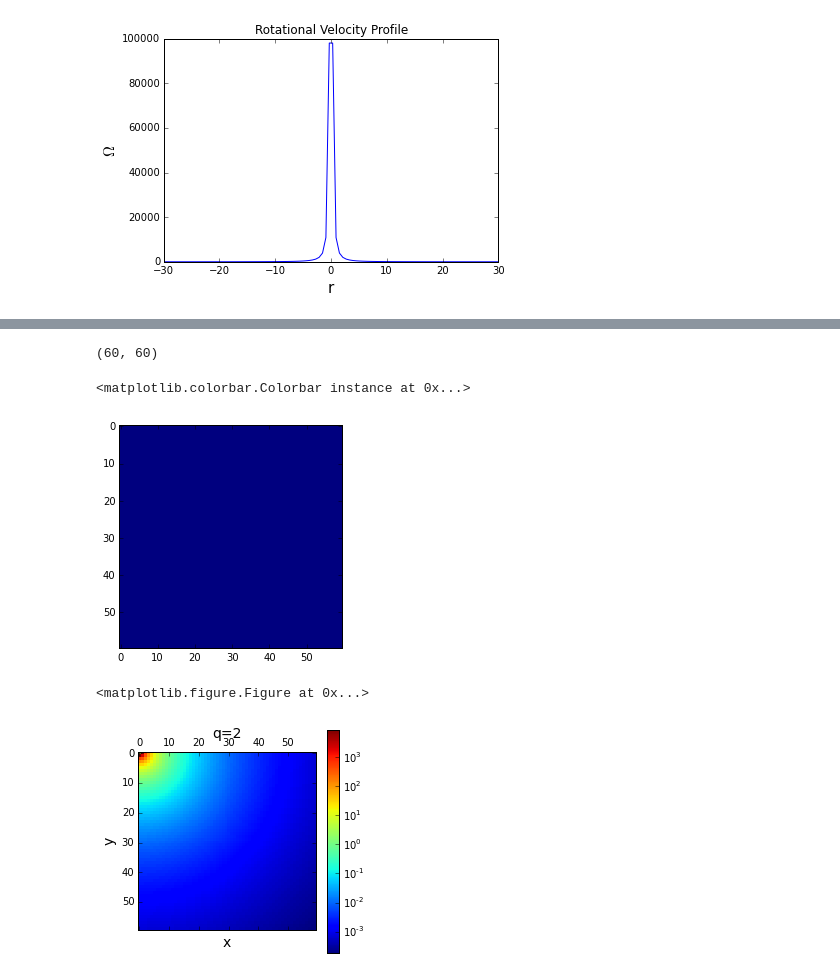
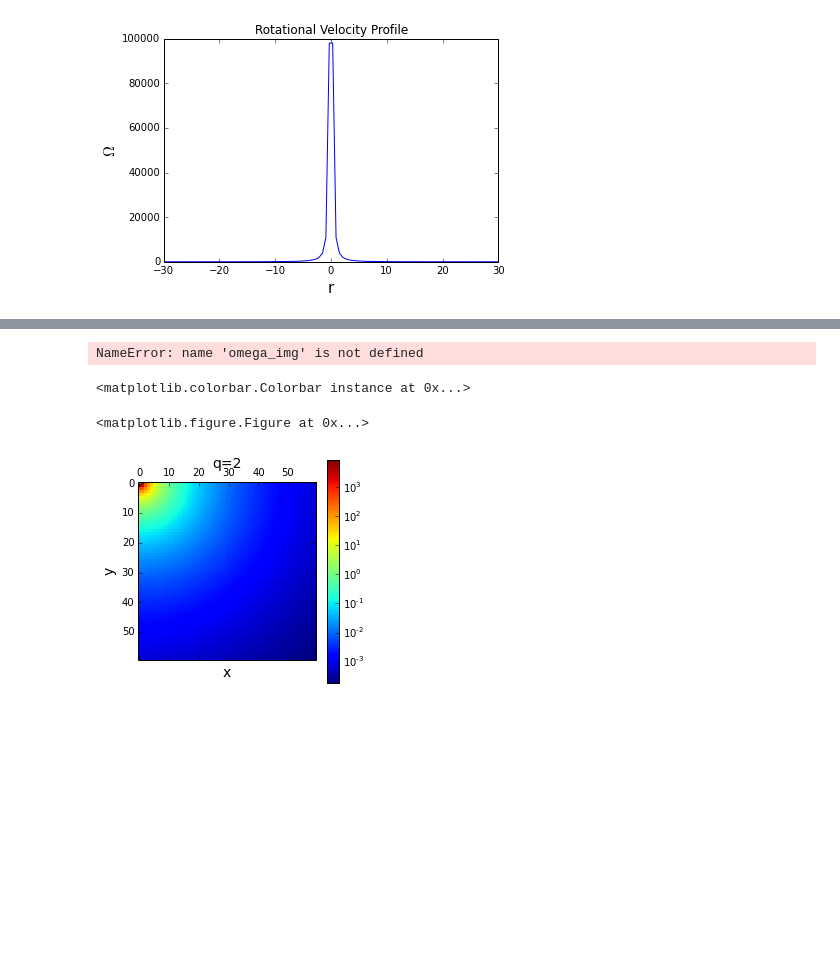
Before and after one commit to dorisjlee/usrp, a Jupyter notebook: notes/06_26_2015.ipynb, the cells around one changed output, grey strips where cells are left out. Saved outputs shown, nothing was run; the diff lists cells and outputs as text; code cells hidden in the pictures; blank space fills up the shorter version.

```diff
--- a/notes/06_26_2015.ipynb
+++ b/notes/06_26_2015.ipynb
@@ -58,17 +60,17 @@ grid=np.meshgrid(np.arange(-img.shape[0],img.shape[0]),np.arange(-img.shape[1],i
 # %%
 np.meshgrid?
 # %%
-for x in grid:
-    for y in grid[::,x]:
-        r = x**2+y**2
-        if (r!=0):
-            wi= omega0*(w0/r)**q #radial velocity
-        else:
-            wi=10.
-            #print r, wi
-        omega_img[x][y]  =wi
-plt.imshow(omega_img,norm=LogNorm(),origin="lower")
-plt.title("q=2",fontsize=14)
-plt.xlabel("x",fontsize=14)
-plt.ylabel("y",fontsize=14)
-plt.colorbar()
+# for x in grid:
+#     for y in grid[::,x]:
+#         r = x**2+y**2
+#         if (r!=0):
+#             wi= omega0*(w0/r)**q #radial velocity
+#         else:
+#             wi=10.
+#             #print r, wi
+#         omega_img[x][y]  =wi
+# plt.imshow(omega_img,norm=LogNorm(),origin="lower")
+# plt.title("q=2",fontsize=14)
+# plt.xlabel("x",fontsize=14)
+# plt.ylabel("y",fontsize=14)
+# plt.colorbar()
@@ -81,30 +81,29 @@ TypeError: list indices must be integers, not tuple
 # %%
 omega_img.shape
 # %% [output]
-(60, 60)
+NameError: name 'omega_img' is not defined
 # %%
-omega_img = np.zeros((60,60))
-plt.imshow(omega_img)
+omega_img = np.zeros((61,61))
+# plt.imshow(omega_img)
 for x in np.arange(-omega_img.shape[0],omega_img.shape[0]):
     for y in np.arange(-omega_img.shape[1],omega_img.shape[1]):
 #         print x,y
         r = x**2+y**2
         if (r!=0):
             wi= omega0*(w0/r)**q #radial velocity
         else:
             wi=10.
             #print r, wi
         omega_img[x][y]  =wi
 plt.figure()
 plt.matshow(omega_img,norm=LogNorm())#,origin="lower")
 #plt.pcolor(omega_img,norm=LogNorm())#,origin="lower")
 plt.title("q=2",fontsize=14)
 plt.xlabel("x",fontsize=14)
 plt.ylabel("y",fontsize=14)
 plt.colorbar()
 # %% [output]
 <matplotlib.colorbar.Colorbar instance at 0x...>
+<matplotlib.figure.Figure at 0x...>
-[figure, old version]
+[figure, new version]
-<matplotlib.figure.Figure at 0x...>
-[figure, removed]
 # %%
```
Also changed, not shown: parts of 7 cells of this notebook.
